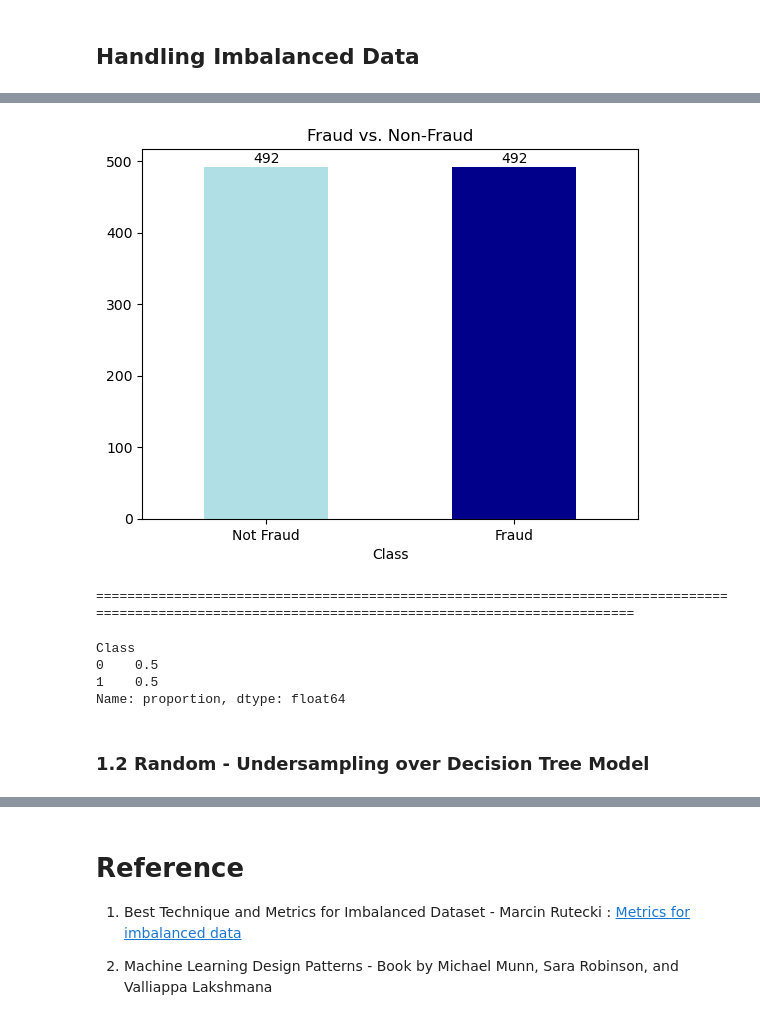
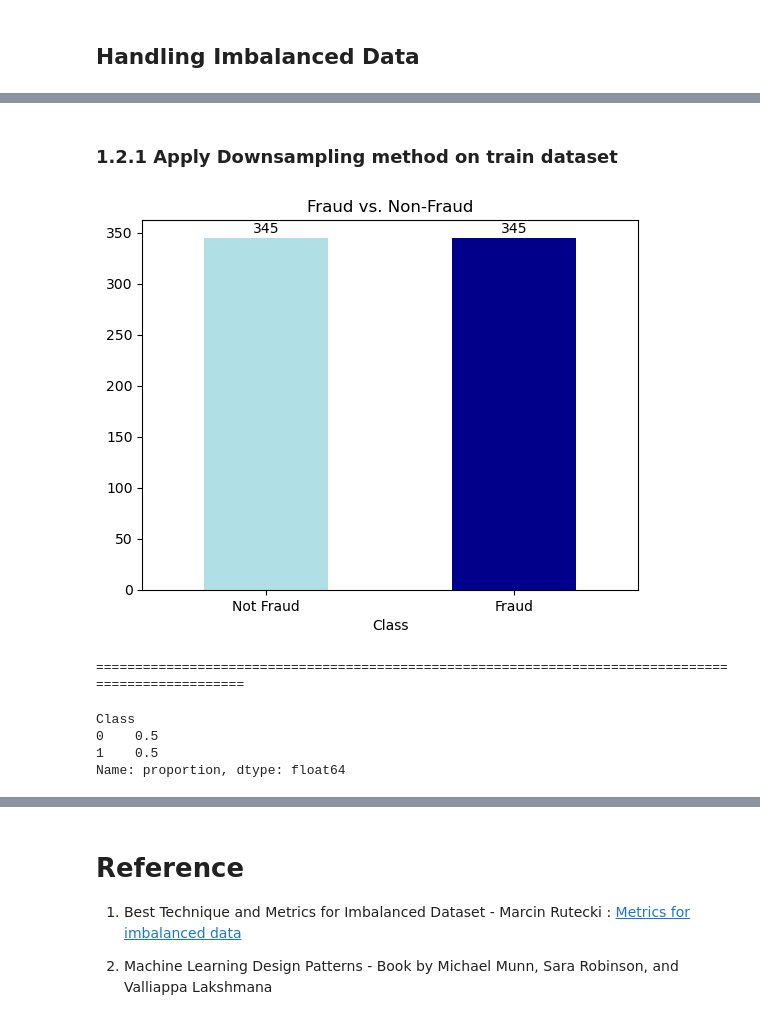
Before and after one commit to adisetiawannn/datascience_python, a Jupyter notebook: data_science_with_python/data_preprocessing/class_imbalance.ipynb, the cells around one changed output, grey strips where cells are left out. Drawn from its saved outputs; the diff is of its cells as text; code cells hidden in the pictures.

```diff
--- a/data_science_with_python/data_preprocessing/class_imbalance.ipynb
+++ b/data_science_with_python/data_preprocessing/class_imbalance.ipynb
@@ -128,0 +130,10 @@ y_pred = model_fit.predict(X_test)
+# %%
+from sklearn.linear_model import LogisticRegression
+from sklearn.model_selection import train_test_split
+
+# Define target and features
+raw_target = dataset['Class'].copy()  # Target column (Class)
+raw_features = dataset.drop(columns=['Class'],axis=1)  # Feature columns
+
+model = LogisticRegression(random_state=42, max_iter=200, penalty='l2')
+X_raw_train, X_raw_test, y_raw_train, y_raw_test = train_test_split(raw_features, raw_target, test_size=0.30)
@@ -157,50 +208,43 @@ you can do manually or using packages while conducting undersampling. but in thi
 <p align="center">
     <img src= "https://raw.githubusercontent.com/adisetiawannn/datascience_python/main/images/undersampling.png" alt="pict2" >
 </p>
+# %% [markdown]
+### 1.2.1 Apply Downsampling method on train dataset
 # %%
-# Import necessary libraries
-from imblearn.under_sampling import RandomUnderSampler
-import pandas as pd
+# import packages for visualization
 import matplotlib.pyplot as plt
 
-# Define the undersample strategy
-raw_data_class = dataset['Class'].copy()  # Target column (Class)
-raw_data = dataset.drop(columns=['Class'])  # Feature columns
+# import downsampling library
+from imblearn.under_sampling import RandomUnderSampler
 
-# Initialize the RandomUnderSampler with a strategy to undersample the majority class
-undersample = RandomUnderSampler(sampling_strategy='majority')
+# make downsampling model
+downsampling = RandomUnderSampler(sampling_strategy='majority')
 
-# Apply undersampling
-X_undersample, y_undersample = undersample.fit_resample(raw_data, raw_data_class)
+# fit downsampling model
+down_X_train,down_y_train = downsampling.fit_resample(X=X_raw_train, y=y_raw_train)
 
-# Combine the resampled data back into a DataFrame
-data_undersample = pd.concat([pd.DataFrame(X_undersample, columns=raw_data.columns),
-                              pd.DataFrame(y_undersample, columns=['Class'])], axis=1)
-
-# Plot the distribution of 'Class' after undersampling
-class_counts = data_undersample['Class'].value_counts()
+# Plot the distribution of undersampling of target data train
+under_y_train_count = down_y_train.value_counts()
 
 # Bar plot
-class_counts.plot(kind='bar', color=['powderblue', 'darkblue'], title='Fraud vs. Non-Fraud')
+under_y_train_count.plot(kind='bar', color=['powderblue', 'darkblue'], title='Fraud vs. Non-Fraud')
 plt.xticks(ticks=[0, 1], labels=['Not Fraud', 'Fraud'], rotation=0)
 
 # Add label counts on top of the bars
-for i, count in enumerate(class_counts):
+for i, count in enumerate(under_y_train_count):
     plt.text(i, count + 2, str(count), ha='center', va='bottom', fontsize=10)
 
 # Show the plot
 plt.show()
 
-print("====="*30)
+print("====="*20)
 
 # Display the class distribution in percentage
-data_undersample['Class'].value_counts(normalize=True)
+down_y_train.value_counts(normalize=True)
 # %% [output]
-[figure, old version]
+[figure, new version]
-======================================================================================================================================================
+====================================================================================================
 Class
 0    0.5
 1    0.5
 Name: proportion, dtype: float64
-# %% [markdown]
-### 1.2 Random - Undersampling over Decision Tree Model
```
Also changed, not shown: parts of 22 cells of this notebook.
